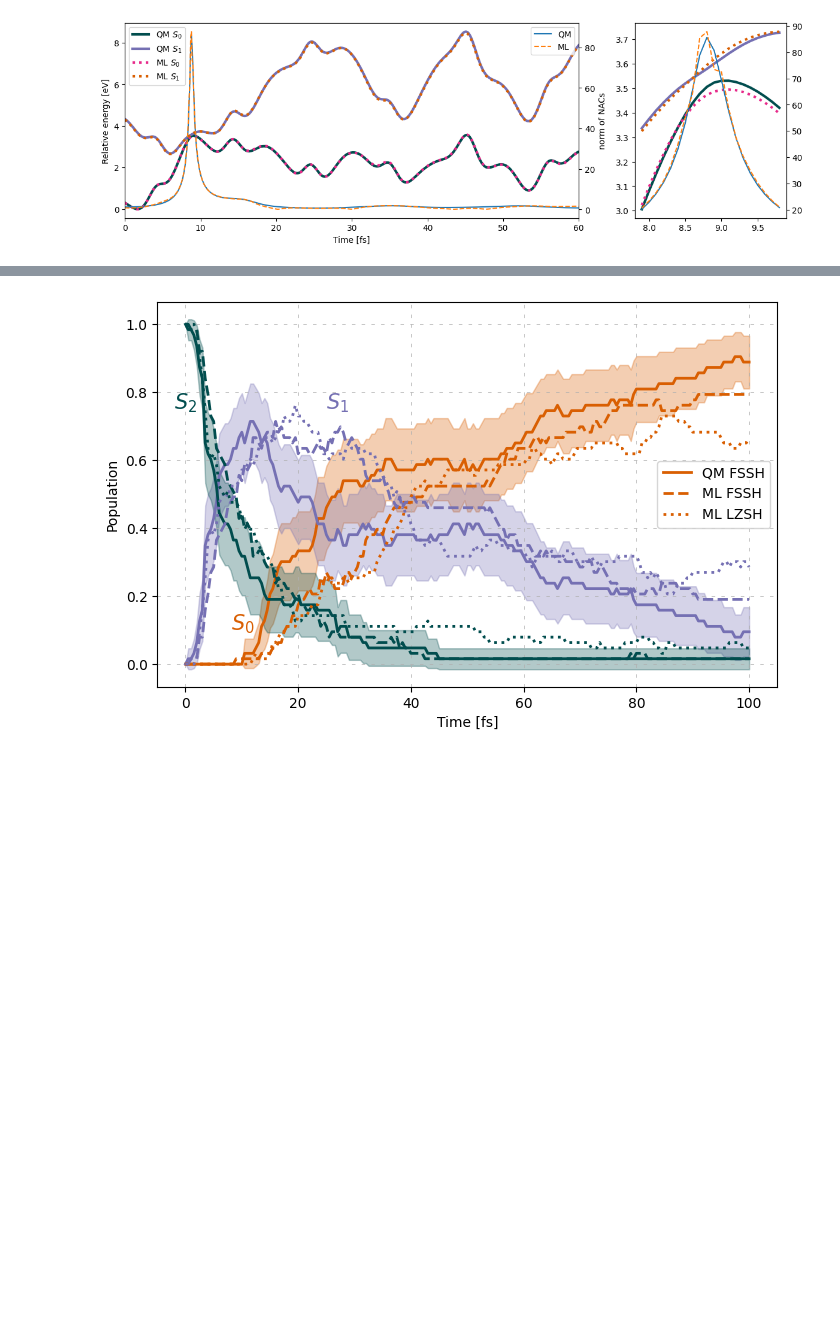
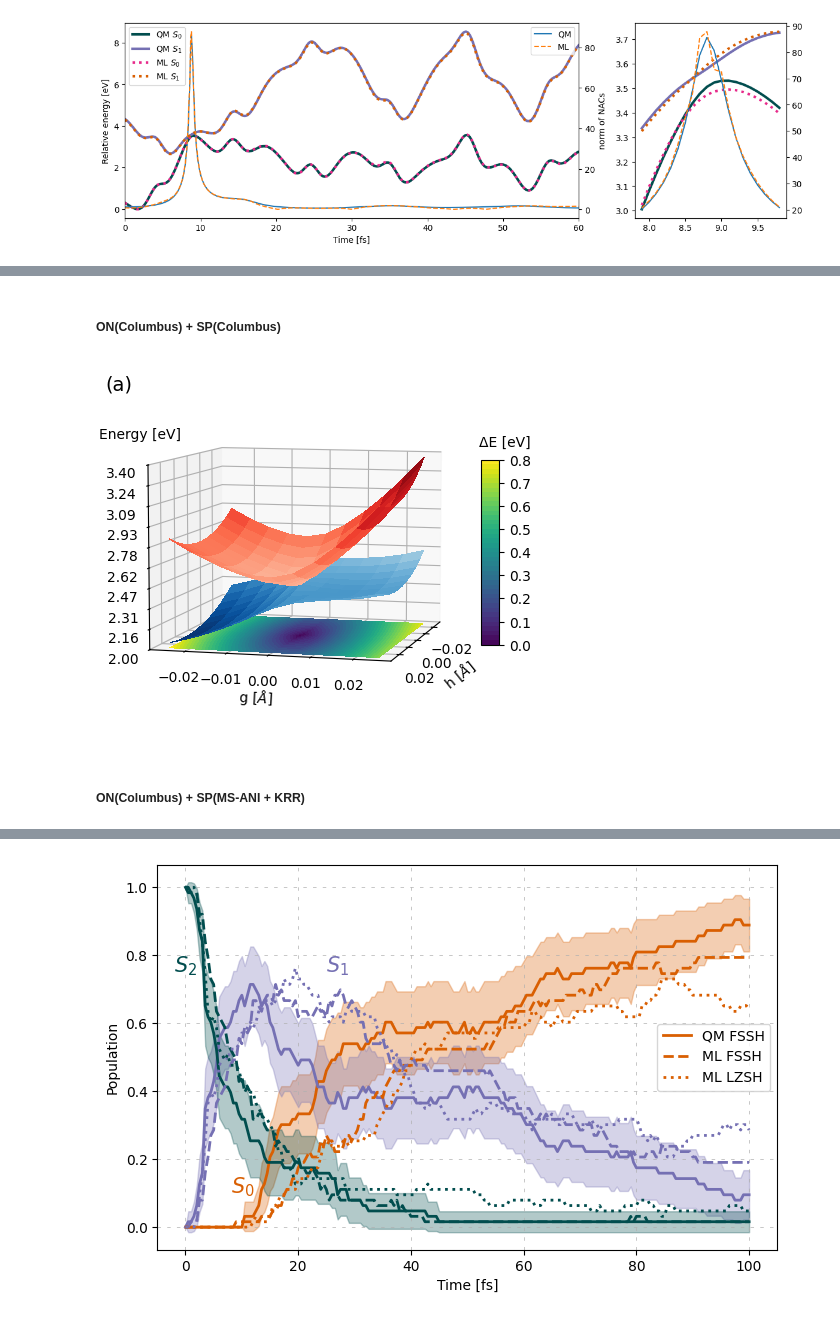
Before and after one commit to JakubMartinka/Fulvene-ML-FSSH, a Jupyter notebook: SI.ipynb, the cells around one changed output, grey strips where cells are left out. Drawn from its saved outputs; the diff is of its cells as text; code cells hidden in the pictures; blank space fills up the shorter version.

```diff
--- a/SI.ipynb
+++ b/SI.ipynb
@@ -469,0 +474,5 @@ for i in range(10):
+# %%
+# Initial geometry and grid size
+Emin = -230.720524839
+grid_size = 11
+dihedral_init = 62.96
@@ -469,0 +603,56 @@ for i in range(10):
+# %%
+grid_size = 11
+translate = np.arange(-(grid_size//2), grid_size//2+1) * 0.005
+# %% [markdown]
+##### ON(Columbus) + SP(Columbus)
+# %%
+mols = ml.data.molecular_database.load(filename=f'data/ON-Col_SP-Col.json', format='json')
+
+energies_s0 = np.zeros((grid_size,grid_size))
+energies_s1 = np.zeros((grid_size,grid_size))
+
+k = 0
+for i in range(grid_size):
+    for j in range(grid_size):
+        energies_s0[i,j] = (mols[k].electronic_states[0].energy - Emin) * ml.constants.Hartree2eV
+        energies_s1[i,j] = (mols[k].electronic_states[1].energy - Emin) * ml.constants.Hartree2eV
+        k += 1
+# %%
+fig, ax = plt.subplots(subplot_kw={"projection": "3d"})
+ax.view_init(elev=7, azim=15, roll=0)
+
+X, Y = np.meshgrid(translate, translate)
+
+norm_s0 = plt.Normalize(vmin=energies_s0.min(), vmax=energies_s0.max()+0.3)
+norm_s1 = plt.Normalize(vmin=energies_s1.min()-0.3, vmax=energies_s1.max())
+
+surf = ax.plot_surface(X, Y, energies_s0, cmap=cm.Blues_r, norm=norm_s0, alpha=1, linewidth=0, antialiased=False)
+surf = ax.plot_surface(X, Y, energies_s1, cmap=cm.Reds, norm=norm_s1, alpha=1, linewidth=0, antialiased=False)
+ax.zaxis.set_major_locator(LinearLocator(10))
+ax.zaxis.set_major_formatter('{x:.02f}')
+
+diff = energies_s1 - energies_s0
+norm_diff = plt.Normalize(vmin=diff.min(), vmax=diff.max())
+ground = ax.contourf(X, Y, diff, levels=50, zdir='z', offset=2.0, cmap='viridis', norm=norm_diff)
+
+ax.set_xlabel(r'h [$\AA$]')
+ax.set_ylabel(r'g [$\AA$]')
+for label, tick in zip(ax.get_xticklabels(), ax.get_xticks()):
+    if round(abs(tick), 2) in [0.01, 0.03]:
+        label.set_visible(False)
+
+ax.text(0.03, -0.035, ax.get_zlim()[1]+0.5, '(a)', ha='center', va='bottom', fontsize=14)
+ax.text(0.03, -0.03, ax.get_zlim()[1]+0.15, 'Energy [eV]', ha='center', va='bottom')
+
+ax.set_zlim(2.0, 3.4)
+
+cb = fig.colorbar(ground, shrink=0.5, aspect=10, pad=0)
+ax.text(-0.02, 0.046, ax.get_zlim()[1]+0.05, 'ΔE [eV]', ha='center', va='bottom')
+
+#save_fig('OPCol_SPCol', tight_layout=False)
+
+plt.show()
+# %% [output]
+[figure, added]
+# %% [markdown]
+##### ON(Columbus) + SP(MS-ANI + KRR)
```
Also changed, not shown: parts of 16 cells of this notebook.
